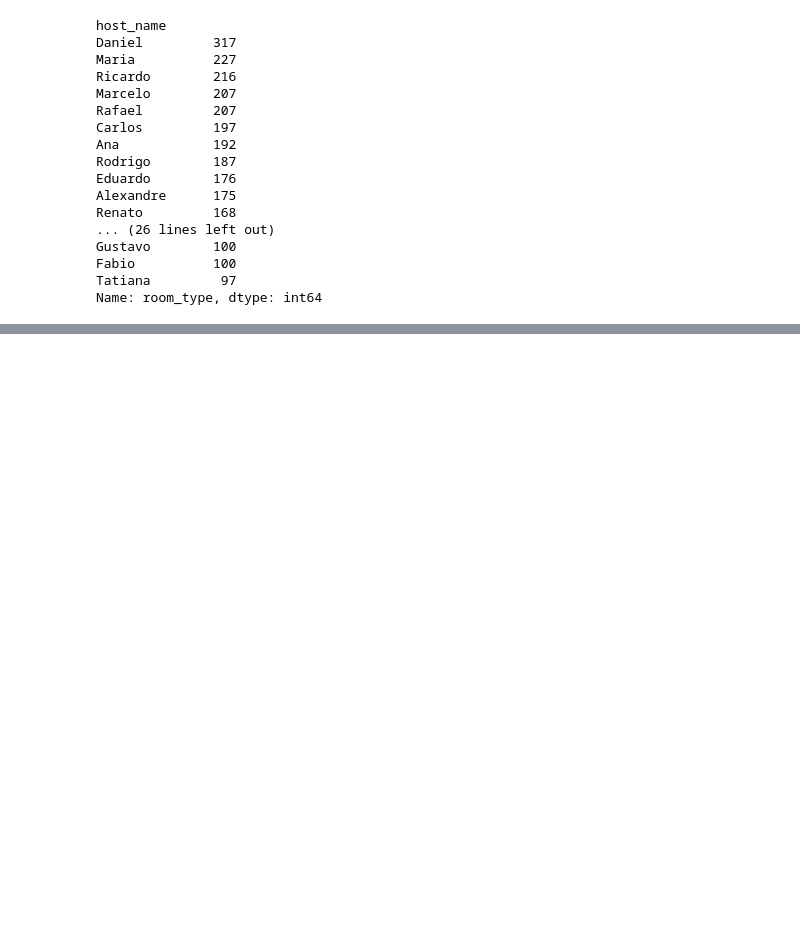
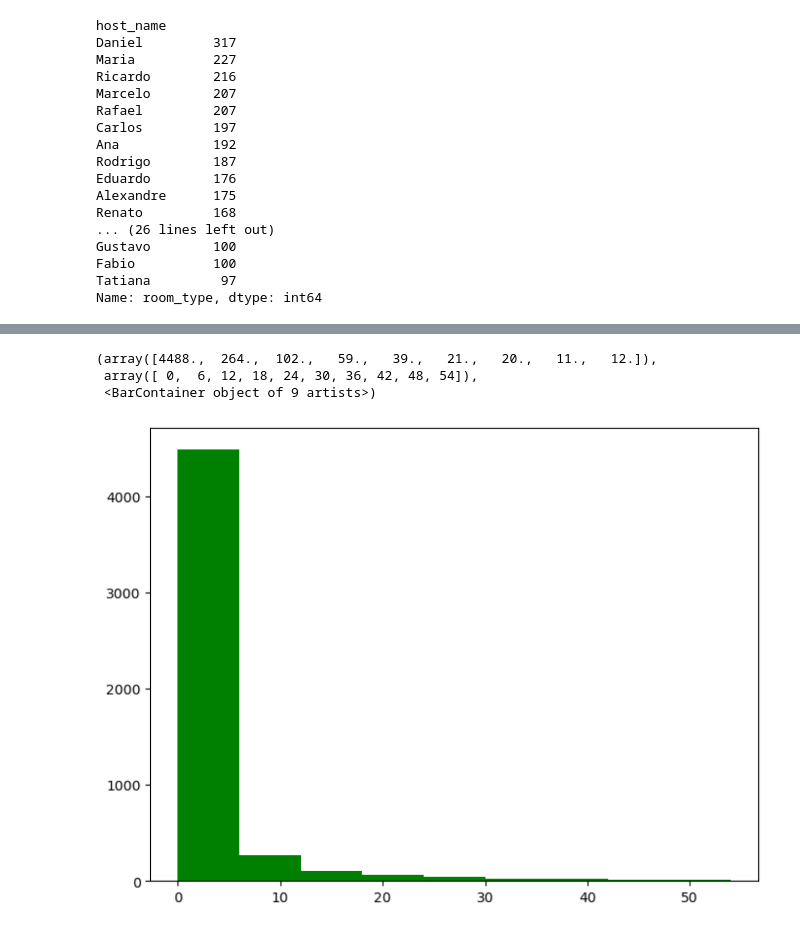
Before and after one commit to paulojr86/AnaliseDeDados-AirBnB-RJ, a Jupyter notebook: AnaliseDeDados-AirBnB-RJ.ipynb, the cells around one changed output, grey strips where cells are left out. Drawn from its saved outputs; the diff is of its cells as text; code cells hidden in the pictures; blank space fills up the shorter version.

```diff
--- a/AnaliseDeDados-AirBnB-RJ.ipynb
+++ b/AnaliseDeDados-AirBnB-RJ.ipynb
@@ -186,5 +195,3 @@ Gustavo        100
 Fabio          100
 Tatiana         97
 Name: room_type, dtype: int64
-# %%
-df2.set_index(['room_type']).sort_index(ascending=True).host_name.head(60)
@@ -236,0 +206,11 @@ pd.crosstab(df2.host_name.sort_values(ascending=False),df2.room_type.sort_values
+# %%
+# Relação entre os Nomes dos anfitriões X Quantidade de anúncios acomodações por Tipo e o respectivo Total
+
+df3 = pd.crosstab(df2.host_name,df2.room_type).sort_values(by='Entire home/apt',ascending=False)
+# agregando valores por host_name
+df3 = df3.groupby('host_name').sum().reset_index()
+df3 = df3.set_index('host_name')
+# Criação da coluna total_listings => Total de anúncios: Nome do anfitrião X  Tipo de acomodação
+df3['total_listings'] = df3.sum(axis=1)
+df4=df3.sort_values(by='total_listings',ascending=False)
+df4
@@ -236,0 +236,10 @@ pd.crosstab(df2.host_name.sort_values(ascending=False),df2.room_type.sort_values
+# %%
+# Este gráfico reforça a tese de que há empresários e empresas atuando neste novo mercado de aluguel de curta temporada
+# A maioria dos anfitrões possuem entre 1 a 6 anúncios, mas há uma parcela com anúncios mais de 6 anúncios
+plt.figure(figsize=(8, 6))
+plt.hist(df4['Entire home/apt'], bins=range(0, 60,6),color='green')
+# %% [output]
+(array([4488.,  264.,  102.,   59.,   39.,   21.,   20.,   11.,   12.]),
+ array([ 0,  6, 12, 18, 24, 30, 36, 42, 48, 54]),
+ <BarContainer object of 9 artists>)
+[figure, added]
```
Also changed, not shown: parts of 14 cells of this notebook.
